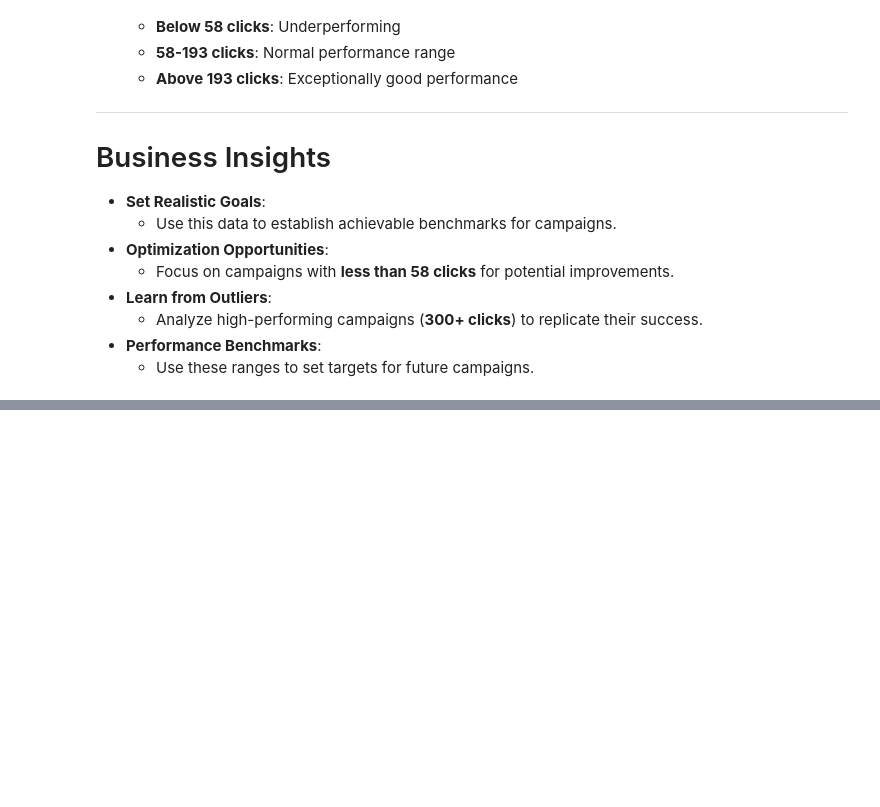
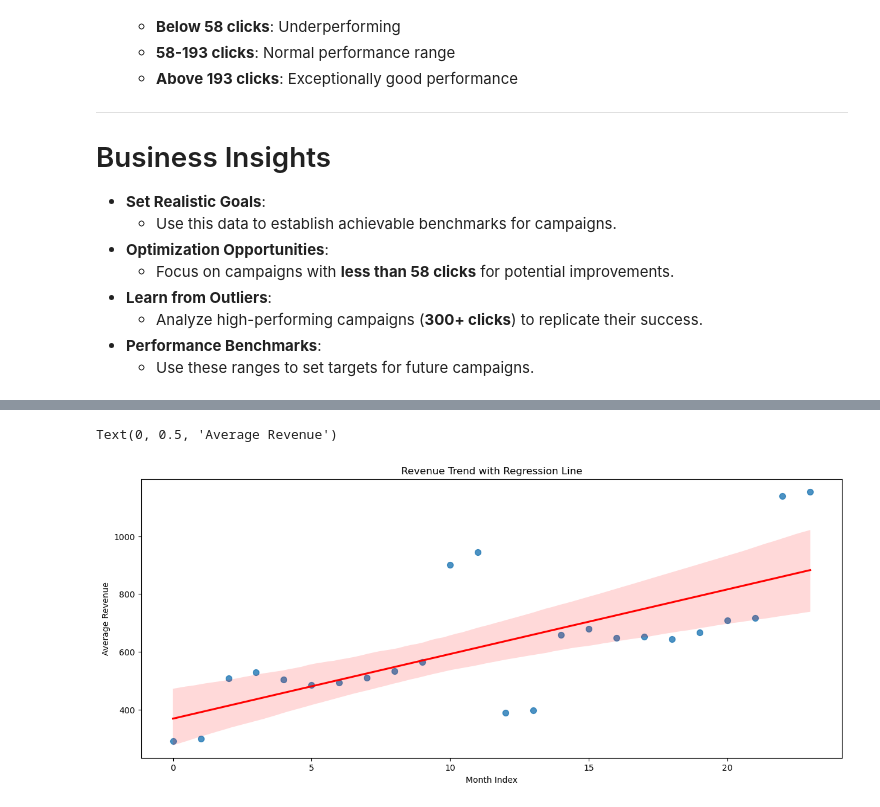
Before and after one commit to rakeshtparayil/marketing_analytics, a Jupyter notebook: marketing_new.ipynb, the cells around one changed output, grey strips where cells are left out. Cells and saved outputs as stored; diff of their text form; code cells hidden in the pictures; blank space fills up the shorter version.

```diff
--- a/marketing_new.ipynb
+++ b/marketing_new.ipynb
@@ -227,0 +255,17 @@ plt.tight_layout()
+# %%
+# 4. Time Series Analysis
+# Convert month_year to datetime
+agg_mktg['month_year'] = pd.to_datetime(mktg['month_year'])
+
+# Create time series plot with confidence intervals
+plt.figure(figsize=(15, 6))
+sns.regplot(x=np.arange(len(mktg['month_year'].unique())),
+            y=mktg.groupby('month_year')['revenue'].mean(),
+            scatter_kws={'s': 50},
+            line_kws={'color': 'red'})
+plt.title('Revenue Trend with Regression Line')
+plt.xlabel('Month Index')
+plt.ylabel('Average Revenue')
+# %% [output]
+Text(0, 0.5, 'Average Revenue')
+[figure, added]
```
Also changed, not shown: parts of 4 cells of this notebook.
